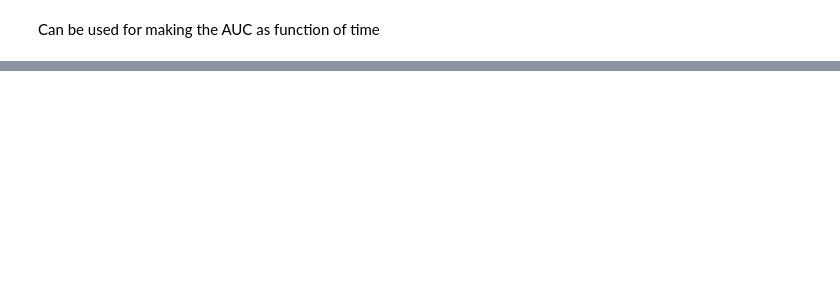
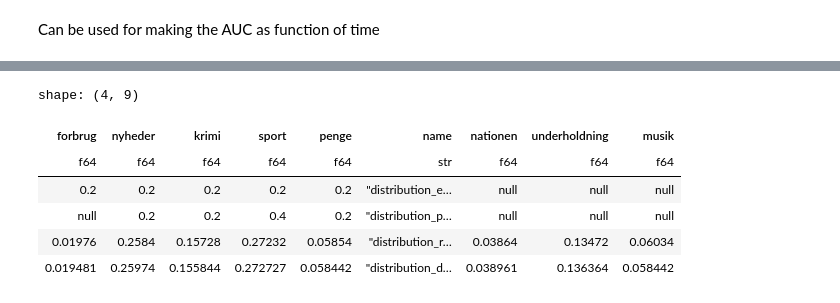
Before and after one commit to ebanalyse/ebnerd-benchmark, a Jupyter notebook: examples/03_beyond_accuracy/make_beyond_accuracy.ipynb, the cells around one changed output, grey strips where cells are left out. Cells and saved outputs as stored; diff of their text form; code cells hidden in the pictures; blank space fills up the shorter version.

```diff
--- a/examples/03_beyond_accuracy/make_beyond_accuracy.ipynb
+++ b/examples/03_beyond_accuracy/make_beyond_accuracy.ipynb
@@ -222,0 +300,6 @@ Make a couple *Baselines* based on the candidate-list:
+# %%
+df_candidates_newest = create_sort_based_prediction_score(df_candidate_articles, column=DEFAULT_ARTICLE_PUBLISHED_TIMESTAMP_COL, desc=False)
+candidates_newest = np.array([df_candidates_newest.select(DEFAULT_ARTICLE_ID_COL).cast(pl.Utf8).to_series()])
+# =>
+print(df_candidates_newest.head(2))
+print(candidates_newest[:, :2])
@@ -222,0 +337,7 @@ Make a couple *Baselines* based on the candidate-list:
+# %%
+instralist_diversity = IntralistDiversity()
+distribution = Distribution()
+serendipity = Serendipity()
+sentiment = Sentiment()
+coverage = Coverage()
+novelty = Novelty()
@@ -222,0 +346,8 @@ Make a couple *Baselines* based on the candidate-list:
+# %%
+RANDOM_ITER = 10_000
+TOP_N = 5
+
+n_candidates_random = [np.random.choice(list(candidate_dict), size=TOP_N, replace=False) for _ in range(RANDOM_ITER)]
+n_candidates_editorial_picks = candidates_editorial_picks[:, :TOP_N]
+n_candidates_popular = candidates_popular[:, :TOP_N]
+n_candidates_newest = candidates_newest[:, :TOP_N]
@@ -222,0 +440,16 @@ Make a couple *Baselines* based on the candidate-list:
+# %%
+distribution_dict = {
+    f"{distribution.name}_editorial_picks" : distribution(n_candidates_editorial_picks, lookup_dict=candidate_dict, lookup_key=DEFAULT_CATEGORY_STR_COL),
+    f"{distribution.name}_popular" : distribution(n_candidates_popular, lookup_dict=candidate_dict, lookup_key=DEFAULT_CATEGORY_STR_COL),
+    f"{distribution.name}_random" : distribution(n_candidates_random, lookup_dict=candidate_dict, lookup_key=DEFAULT_CATEGORY_STR_COL),
+    f"{distribution.name}_diversity_newest" : distribution(candidates_newest, lookup_dict=candidate_dict, lookup_key=DEFAULT_CATEGORY_STR_COL),
+}
+# =>
+for key in distribution_dict.keys():
+    distribution_dict[key]["name"] = key
+dfs = [pl.DataFrame(val) for val in distribution_dict.values()]
+# =>
+df_distribution_category = pl.concat(dfs, how="diagonal")
+col_names = ["names"] + [n for n in df_distribution_category.columns if n != "name"]
+# =<
+df_distribution_category.select(pl.all())
@@ -222,0 +464,10 @@ Make a couple *Baselines* based on the candidate-list:
+# %%
+df_distribution_category
+# %% [output]
+shape: (4, 9)
+| forbrug | nyheder | krimi | sport | penge | name | nationen | underholdning | musik |
+| f64 | f64 | f64 | f64 | f64 | str | f64 | f64 | f64 |
+| 0.2 | 0.2 | 0.2 | 0.2 | 0.2 | "distribution_e… | null | null | null |
+| null | 0.2 | 0.2 | 0.4 | 0.2 | "distribution_p… | null | null | null |
+| 0.01976 | 0.2584 | 0.15728 | 0.27232 | 0.05854 | "distribution_r… | 0.03864 | 0.13472 | 0.06034 |
+| 0.019481 | 0.25974 | 0.155844 | 0.272727 | 0.058442 | "distribution_d… | 0.038961 | 0.136364 | 0.058442 |
```
Also changed, not shown: parts of 69 cells of this notebook, 3 other files.
